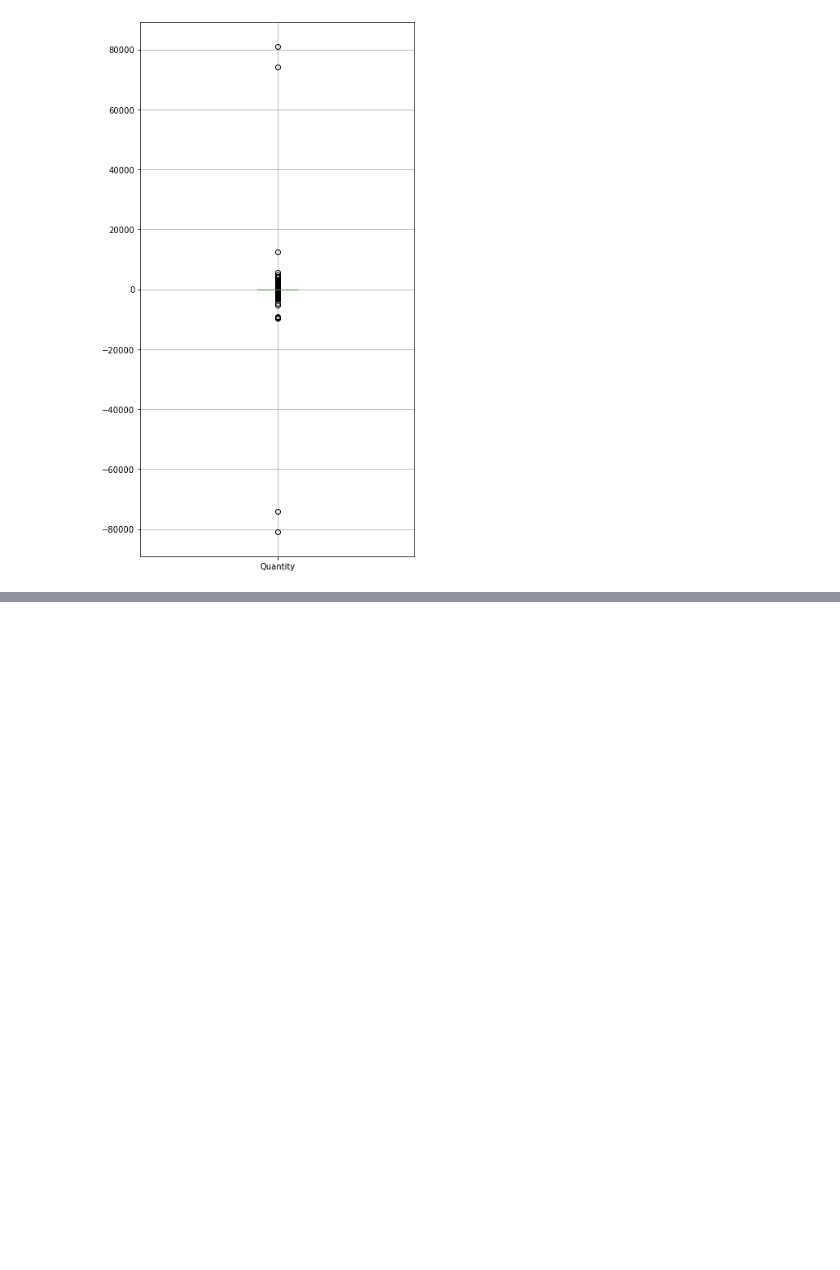
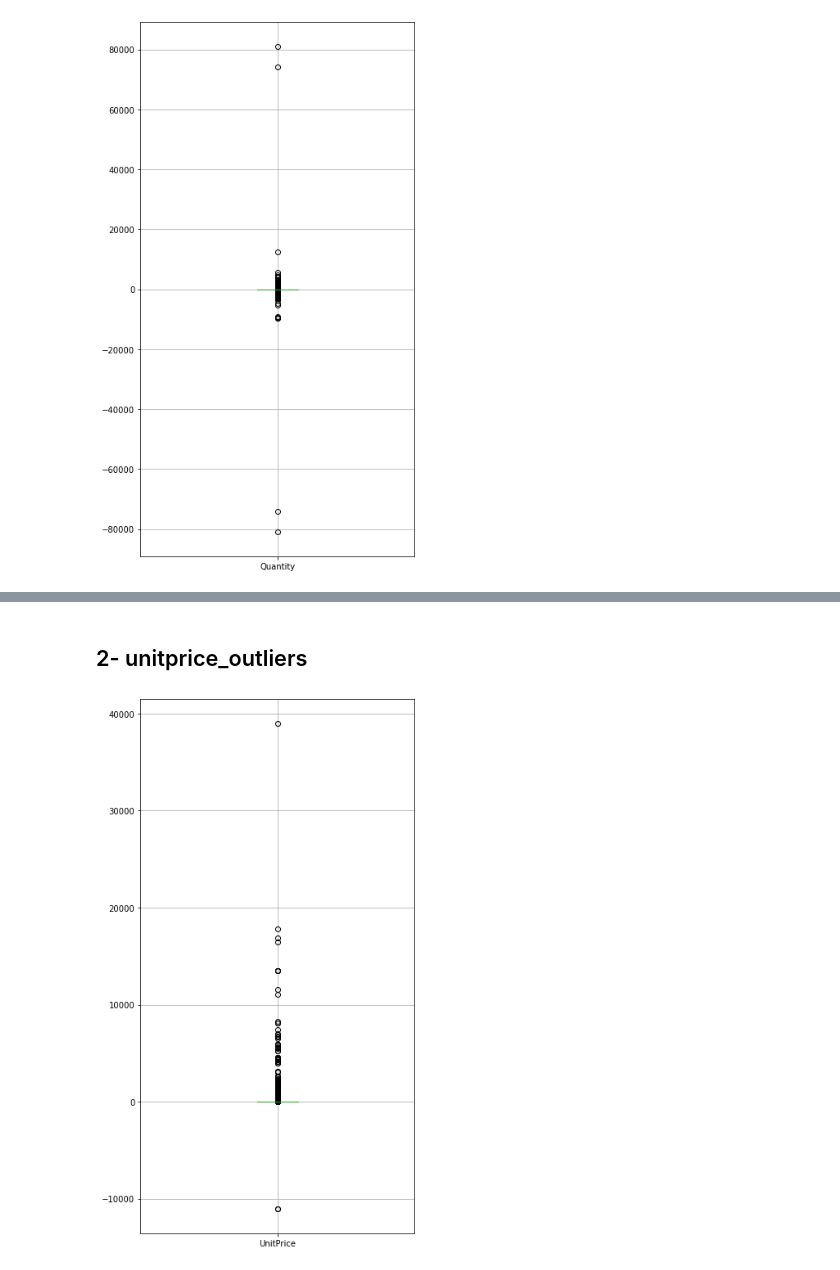
Before and after one commit to abdelrahmanbadoaayad/E-Commerce_EDA, a Jupyter notebook: e-commerce eda.ipynb, the cells around one changed output, grey strips where cells are left out. Saved outputs shown, nothing was run; the diff lists cells and outputs as text; code cells hidden in the pictures; blank space fills up the shorter version.

```diff
--- a/e-commerce eda.ipynb
+++ b/e-commerce eda.ipynb
@@ -59,3 +60,5 @@ memory usage: 33.1+ MB
+# %%
+df["Invoice_Date"]=df["InvoiceDate"].astype('datetime64[ns]')
 # %%
 df.isnull().count()
 # %% [output]
@@ -76,4 +78,6 @@ Index(['InvoiceNo', 'StockCode', 'Description', 'Quantity', 'InvoiceDate', 'Unit
       dtype='object')
+# %%
+df.drop(columns="InvoiceDate",inplace=True)
 # %% [markdown]
 # dealing_with_duplicates
 # %% [markdown]
@@ -149,0 +218,8 @@ outliers.to_csv("C:/Users/20114/OneDrive/Documents/GitHub/Untitled Folder/quanti
+# %% [markdown]
+## 2- unitprice_outliers
+# %%
+plt.figure(figsize = (6,12))
+df.boxplot("UnitPrice")
+plt.show()
+# %% [output]
+[figure, added]
```
Also changed, not shown: parts of 22 cells of this notebook.
